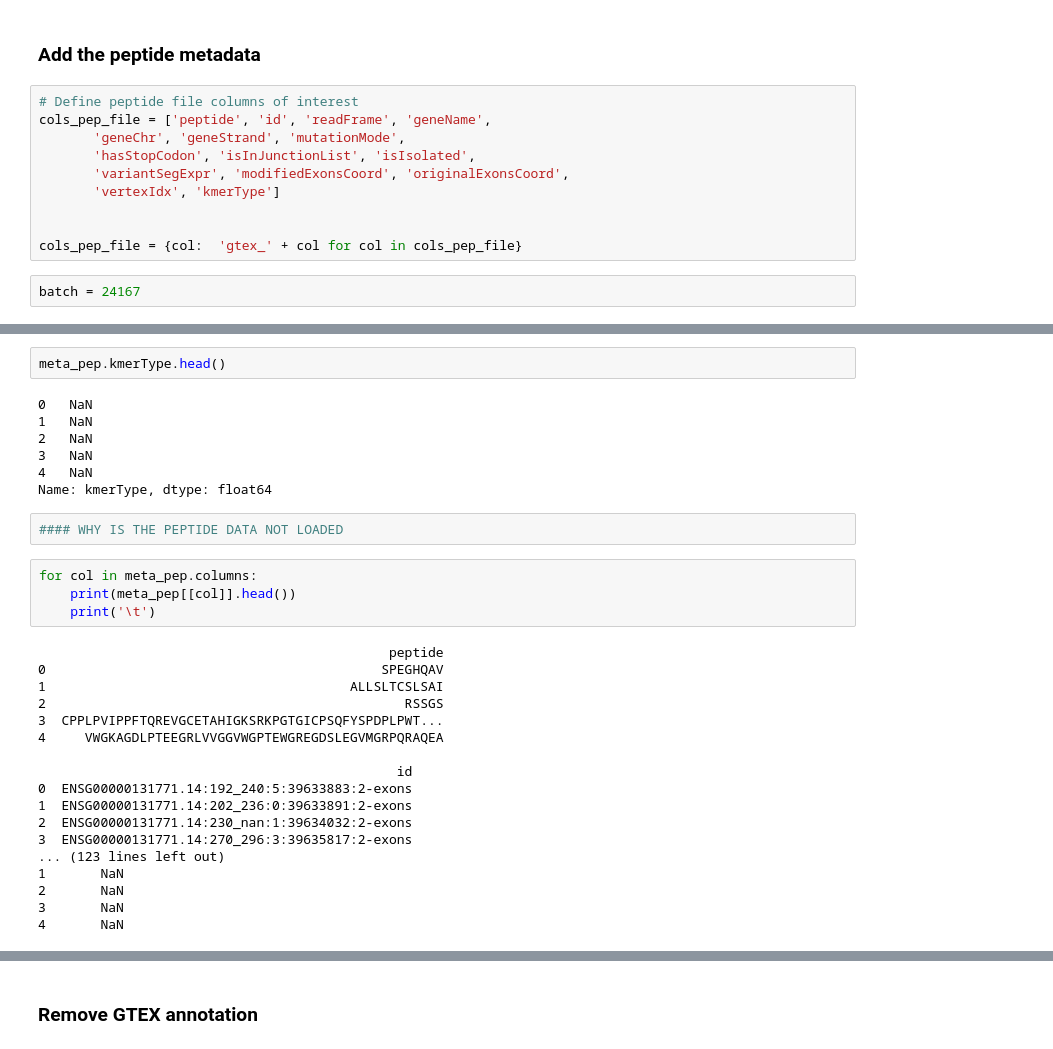
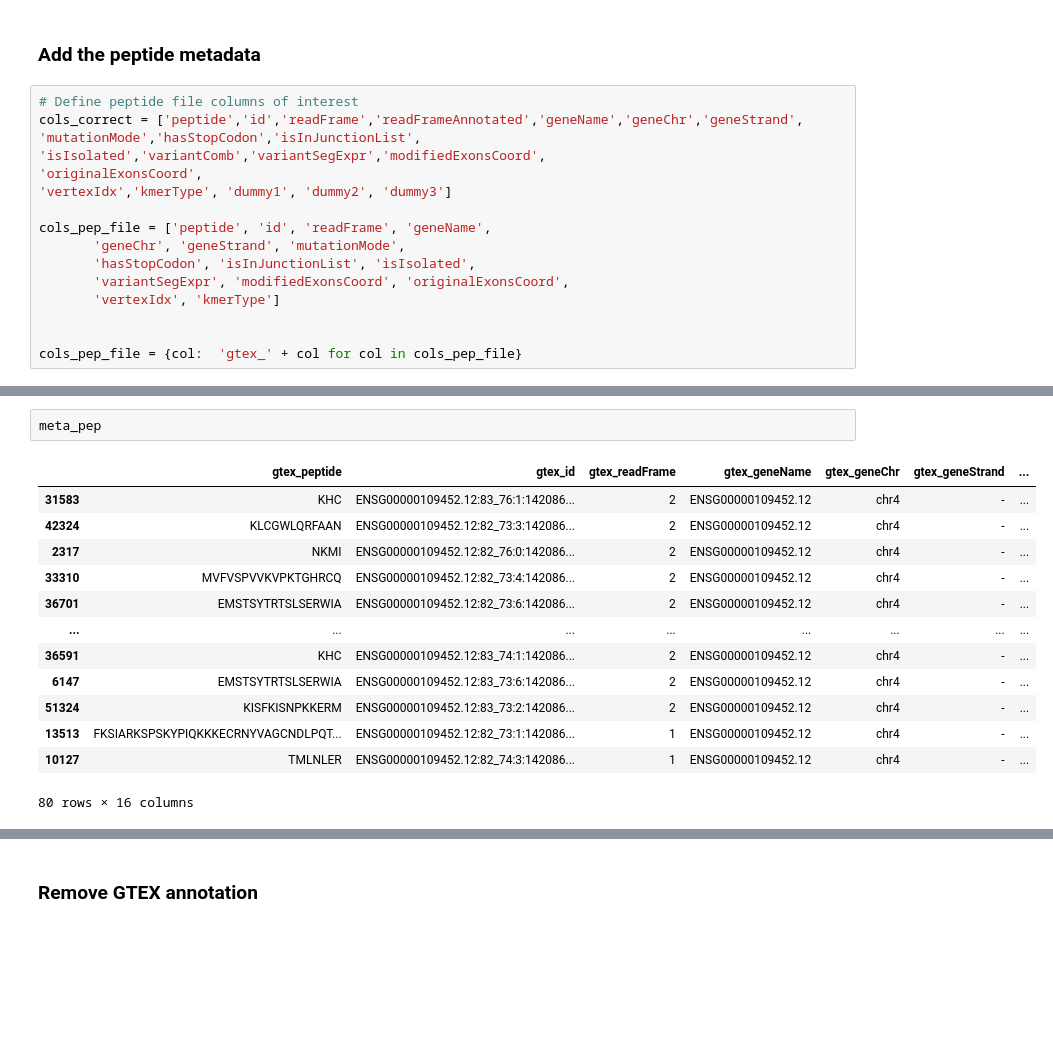
Before and after one commit to ratschlab/projects2020_ohsu, a Jupyter notebook: eth/debug/debug_false_positives/p20230307_filter_allRF_quality_check.ipynb, the cells around one changed output, grey strips where cells are left out. Cells and saved outputs as stored; diff of their text form; blank space fills up the shorter version.

Commit message:
check peptides work

```diff
--- a/eth/debug/debug_false_positives/p20230307_filter_allRF_quality_check.ipynb
+++ b/eth/debug/debug_false_positives/p20230307_filter_allRF_quality_check.ipynb
@@ -120,6 +121,12 @@ filt_meta_pb[core_cols + ['junction_coordinate']].head()
 ### Add the peptide metadata
 # %%
 # Define peptide file columns of interest
+cols_correct = ['peptide','id','readFrame','readFrameAnnotated','geneName','geneChr','geneStrand',
+'mutationMode','hasStopCodon','isInJunctionList',
+'isIsolated','variantComb','variantSegExpr','modifiedExonsCoord',
+'originalExonsCoord',
+'vertexIdx','kmerType', 'dummy1', 'dummy2', 'dummy3']
+
 cols_pep_file = ['peptide', 'id', 'readFrame', 'geneName',
        'geneChr', 'geneStrand', 'mutationMode',
        'hasStopCodon', 'isInJunctionList', 'isIsolated',
@@ -128,5 +135,3 @@ cols_pep_file = ['peptide', 'id', 'readFrame', 'geneName',
 
 
 cols_pep_file = {col:  'gtex_' + col for col in cols_pep_file}
-# %%
-batch = 24167
@@ -182,33 +289,16 @@ display(res)
 # %%
-meta_pep.kmerType.head()
+meta_pep
 # %% [output]
+|  | gtex_peptide | gtex_id | gtex_readFrame | gtex_geneName | gtex_geneChr | gtex_geneStrand | ... |
+| 31583 | KHC | ENSG00000109452.12:83_76:1:142086... | 2 | ENSG00000109452.12 | chr4 | - | ... |
+| 42324 | KLCGWLQRFAAN | ENSG00000109452.12:82_73:3:142086... | 2 | ENSG00000109452.12 | chr4 | - | ... |
+| 2317 | NKMI | ENSG00000109452.12:82_76:0:142086... | 2 | ENSG00000109452.12 | chr4 | - | ... |
+| 33310 | MVFVSPVVKVPKTGHRCQ | ENSG00000109452.12:82_73:4:142086... | 2 | ENSG00000109452.12 | chr4 | - | ... |
+| 36701 | EMSTSYTRTSLSERWIA | ENSG00000109452.12:82_73:6:142086... | 2 | ENSG00000109452.12 | chr4 | - | ... |
+| ... | ... | ... | ... | ... | ... | ... | ... |
+| 36591 | KHC | ENSG00000109452.12:83_74:1:142086... | 2 | ENSG00000109452.12 | chr4 | - | ... |
+| 6147 | EMSTSYTRTSLSERWIA | ENSG00000109452.12:83_73:6:142086... | 2 | ENSG00000109452.12 | chr4 | - | ... |
+| 51324 | KISFKISNPKKERM | ENSG00000109452.12:83_73:2:142086... | 2 | ENSG00000109452.12 | chr4 | - | ... |
+| 13513 | FKSIARKSPSKYPIQKKKECRNYVAGCNDLPQT... | ENSG00000109452.12:82_73:1:142086... | 1 | ENSG00000109452.12 | chr4 | - | ... |
+| 10127 | TMLNLER | ENSG00000109452.12:82_74:3:142086... | 1 | ENSG00000109452.12 | chr4 | - | ... |
-0   NaN
-1   NaN
-2   NaN
-3   NaN
-4   NaN
-Name: kmerType, dtype: float64
+80 rows × 16 columns
-# %%
-#### WHY IS THE PEPTIDE DATA NOT LOADED
-# %%
-for col in meta_pep.columns:
-    print(meta_pep[[col]].head())
-    print('\t')
-# %% [output]
-                                             peptide
-0                                           SPEGHQAV
-1                                       ALLSLTCSLSAI
-2                                              RSSGS
-3  CPPLPVIPPFTQREVGCETAHIGKSRKPGTGICPSQFYSPDPLPWT...
-4     VWGKAGDLPTEEGRLVVGGVWGPTEWGREGDSLEGVMGRPQRAQEA
-
-                                              id
-0  ENSG00000131771.14:192_240:5:39633883:2-exons
-1  ENSG00000131771.14:202_236:0:39633891:2-exons
-2  ENSG00000131771.14:230_nan:1:39634032:2-exons
-3  ENSG00000131771.14:270_296:3:39635817:2-exons
-... (123 lines left out)
-1       NaN
-2       NaN
-3       NaN
-4       NaN
```
Also changed, not shown: parts of 21 cells of this notebook.
